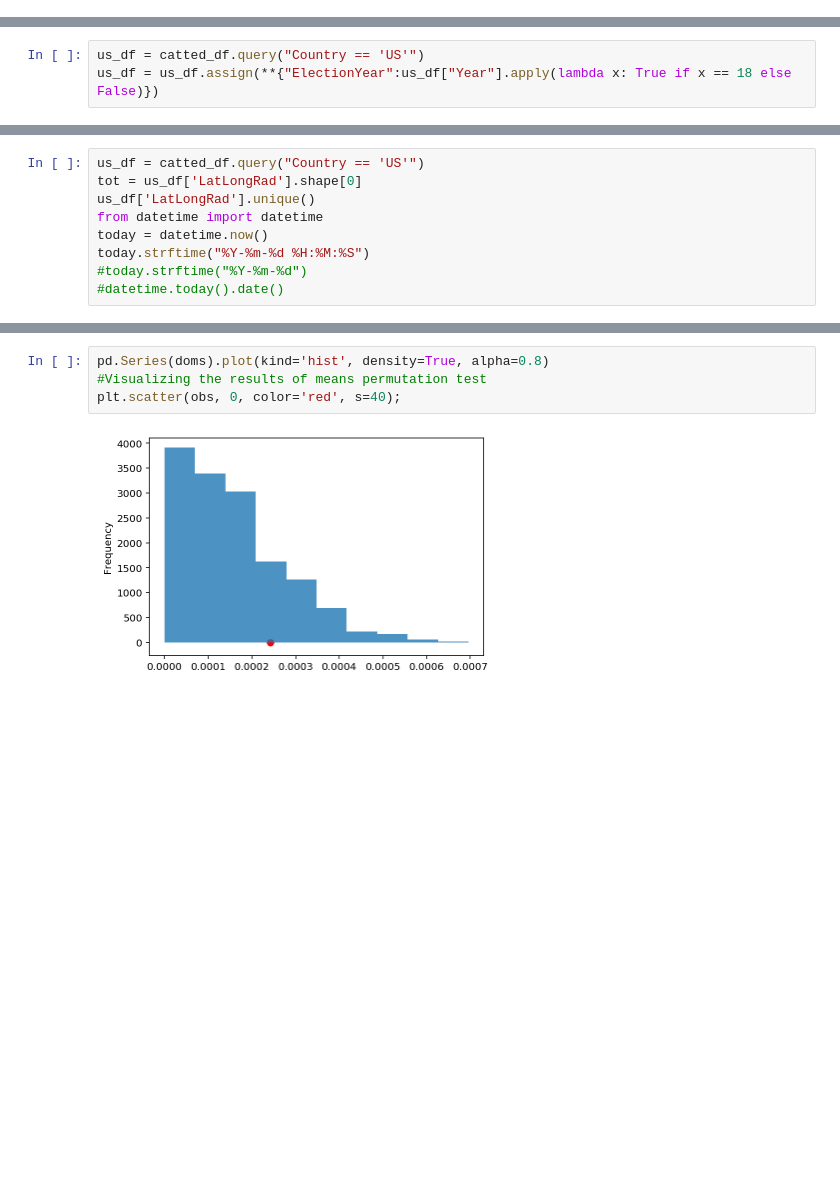
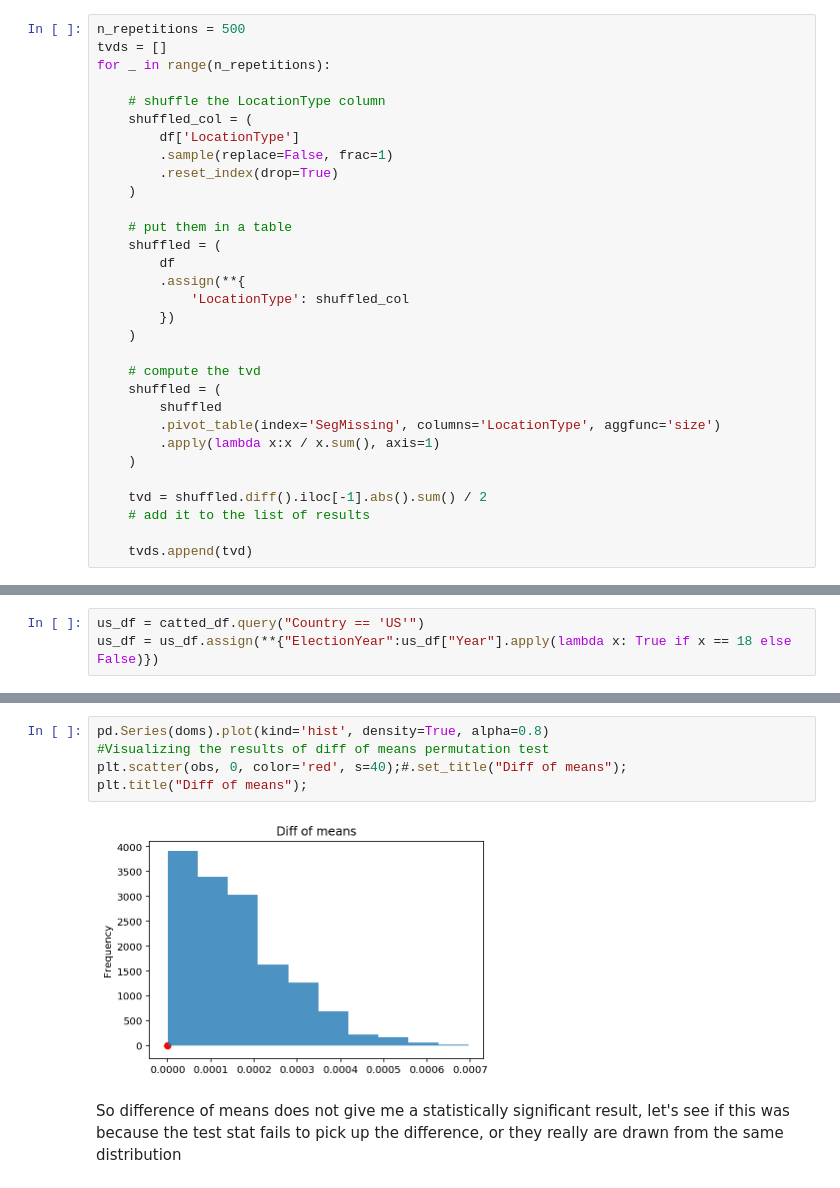
Before and after one commit to Camicam311/sc-political, a Jupyter notebook: ads.ipynb, the cells around one changed output, grey strips where cells are left out. Saved outputs shown, nothing was run; the diff lists cells and outputs as text; blank space fills up the shorter version.

```diff
--- a/ads.ipynb
+++ b/ads.ipynb
@@ -259,0 +417,31 @@ plt.scatter(obs, 0, color='red', s=40);
+# %%
+n_repetitions = 500
+tvds = []
+for _ in range(n_repetitions):
+
+    # shuffle the LocationType column
+    shuffled_col = (
+        df['LocationType']
+        .sample(replace=False, frac=1)
+        .reset_index(drop=True)
+    )
+
+    # put them in a table
+    shuffled = (
+        df
+        .assign(**{
+            'LocationType': shuffled_col
+        })
+    )
+
+    # compute the tvd
+    shuffled = (
+        shuffled
+        .pivot_table(index='SegMissing', columns='LocationType', aggfunc='size')
+        .apply(lambda x:x / x.sum(), axis=1)
+    )
+
+    tvd = shuffled.diff().iloc[-1].abs().sum() / 2
+    # add it to the list of results
+
+    tvds.append(tvd)
@@ -282,12 +472,3 @@ Name: EndDate, Length: 2644, dtype: object
-# %%
-us_df = catted_df.query("Country == 'US'")
-tot = us_df['LatLongRad'].shape[0]
-us_df['LatLongRad'].unique()
-from datetime import datetime
-today = datetime.now()
-today.strftime("%Y-%m-%d %H:%M:%S")
-#today.strftime("%Y-%m-%d")
-#datetime.today().date()
 # %%
 trials = 1000
 #Permutation test using absolute difference of means
@@ -317,10 +495,15 @@ outliers/trials
 0.776
 # %%
 pd.Series(doms).plot(kind='hist', density=True, alpha=0.8)
-#Visualizing the results of means permutation test
-plt.scatter(obs, 0, color='red', s=40);
+#Visualizing the results of diff of means permutation test
+plt.scatter(obs, 0, color='red', s=40);#.set_title("Diff of means");
+plt.title("Diff of means");
 # %% [output]
-[figure, old version]
+[figure, new version]
+# %% [markdown]
+So difference of means does not give me a statistically significant result,
+let's see if this was because the test stat fails to pick up the difference,
+or they really are drawn from the same distribution
 # %%
 from scipy.stats import ks_2samp
 ks = []
```
Also changed, not shown: parts of 47 cells of this notebook.
